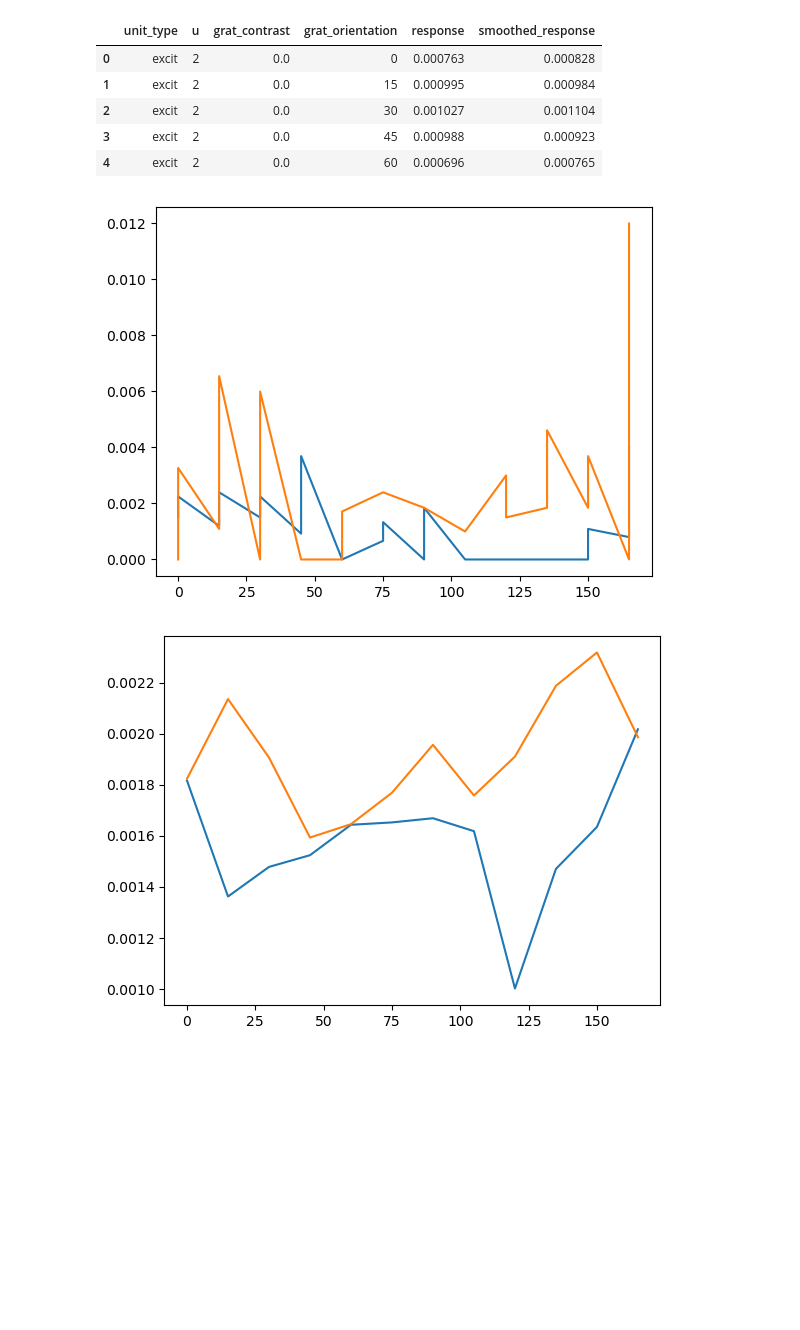
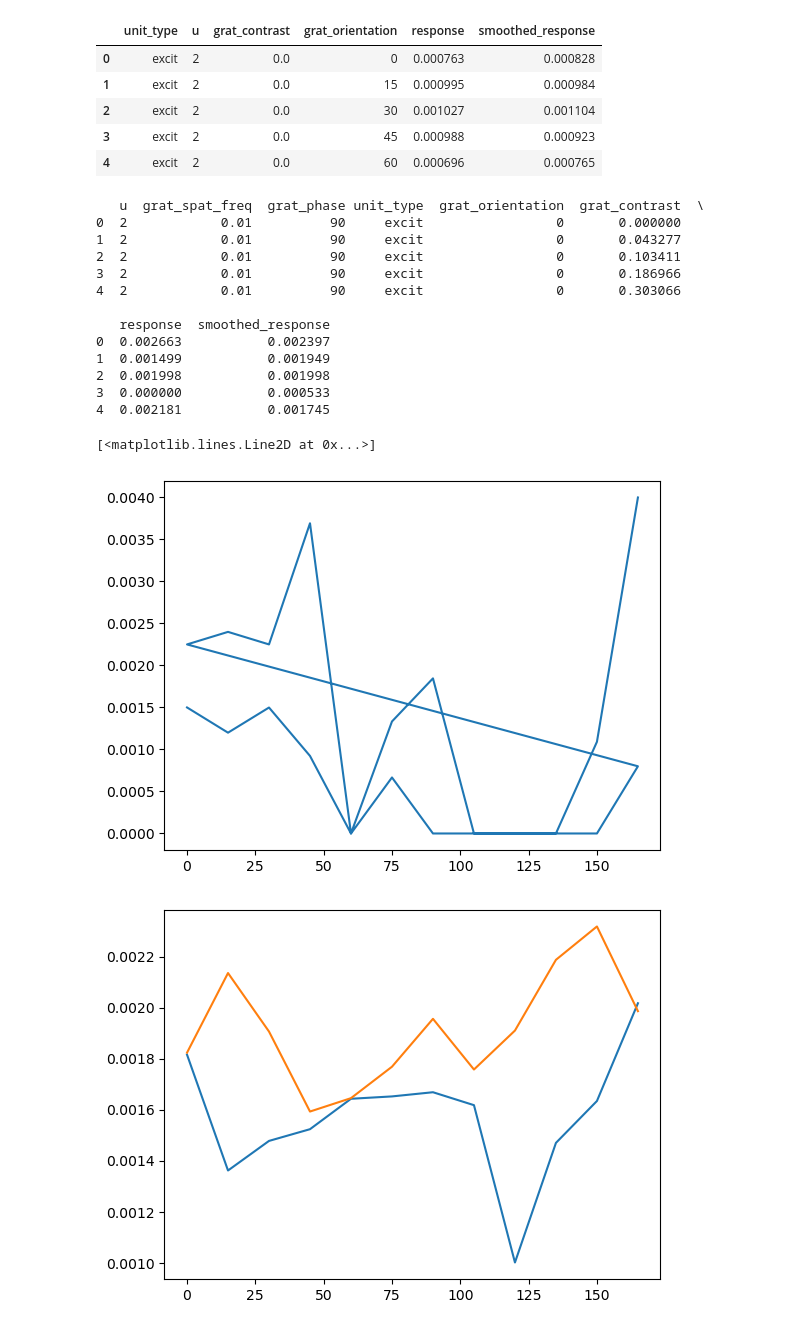
Before and after one commit to paopaoch/Mouse-V1, a Jupyter notebook: mouse_plots.ipynb, the cells around one changed output. Cells and saved outputs as stored; diff of their text form; code cells hidden in the pictures; blank space fills up the shorter version.

```diff
--- a/mouse_plots.ipynb
+++ b/mouse_plots.ipynb
@@ -110,32 +114,48 @@ v1_data.to_csv('./data/v1_data.csv', index=False)
 # %%
 v1_data_max = v1[v1.m == m]
 v1_data_max = v1_data_max[['u', 'unit_type', 'grat_orientation', 'grat_contrast', 'grat_spat_freq', 'grat_phase', 'response', 'smoothed_response']].reset_index(drop=True)
 
 # Find max grat_spat_freq and grat_phase at max contrast
 max_contrast = v1_data_max.query("grat_contrast == 1")[["u", "grat_spat_freq", "grat_phase", "response", "smoothed_response"]]
 max_contrast = max_contrast.sort_values(by='response', ascending=False)
 df_max_grat_freq_phase = max_contrast.groupby('u').first().reset_index()[["u", "grat_spat_freq", "grat_phase"]]
 df_max_grat_freq_phase.head()
 
 
 v1_data_max = pd.merge(df_max_grat_freq_phase, v1_data_max, on=["u", "grat_spat_freq", "grat_phase"], how="left")
-v1_data_max = v1_data_max.sort_values(by=['grat_contrast', 'grat_orientation'], ascending=True)
+# v1_data_max = v1_data_max.sort_values(by=['grat_contrast', 'grat_orientation'], ascending=True)
+
+print(v1_data_max.head())
 
 con1 = "0.464386"
 con2 = "1"
 neuron = "2"
 
 test_orientations = v1_data_max.query(f"u == {neuron}").query(f"grat_contrast == {con1}").grat_orientation.to_list()
 test_responses = v1_data_max.query(f"u == {neuron}").query(f"grat_contrast == {con1}").response.to_list()
 plt.plot(test_orientations, test_responses)
 
-test_orientations = v1_data_max.query(f"u == {neuron}").query(f"grat_contrast == {con2}").grat_orientation.to_list()
-test_responses = v1_data_max.query(f"u == {neuron}").query(f"grat_contrast == {con2}").response.to_list()
-plt.plot(test_orientations, test_responses)
+# test_orientations = v1_data_max.query(f"u == {neuron}").query(f"grat_contrast == {con2}").grat_orientation.to_list()
+# test_responses = v1_data_max.query(f"u == {neuron}").query(f"grat_contrast == {con2}").response.to_list()
+# plt.plot(test_orientations, test_responses)
 
-plt.show()
+# plt.show()
 # %% [output]
+   u  grat_spat_freq  grat_phase unit_type  grat_orientation  grat_contrast  \
+0  2            0.01          90     excit                 0       0.000000
+1  2            0.01          90     excit                 0       0.043277
+2  2            0.01          90     excit                 0       0.103411
+3  2            0.01          90     excit                 0       0.186966
+4  2            0.01          90     excit                 0       0.303066
+
+   response  smoothed_response
+0  0.002663           0.002397
+1  0.001499           0.001949
+2  0.001998           0.001998
+3  0.000000           0.000533
+4  0.002181           0.001745
+[<matplotlib.lines.Line2D at 0x...>]
-[figure, old version]
+[figure, new version]
 # %%
 con1 = "0.464386"
 con2 = "1"
```
Also changed, not shown: parts of 2 cells of this notebook, 3 other files.
